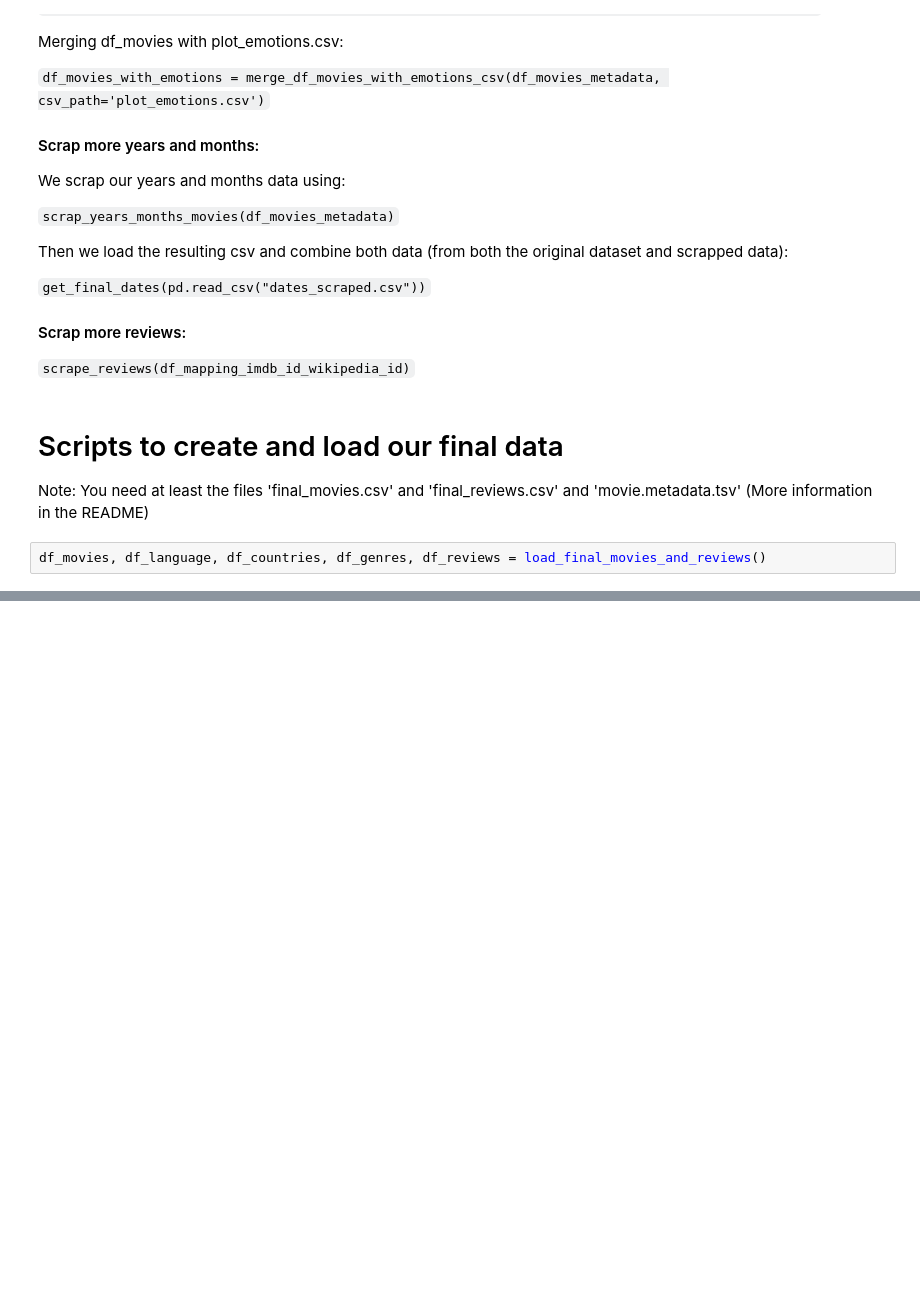
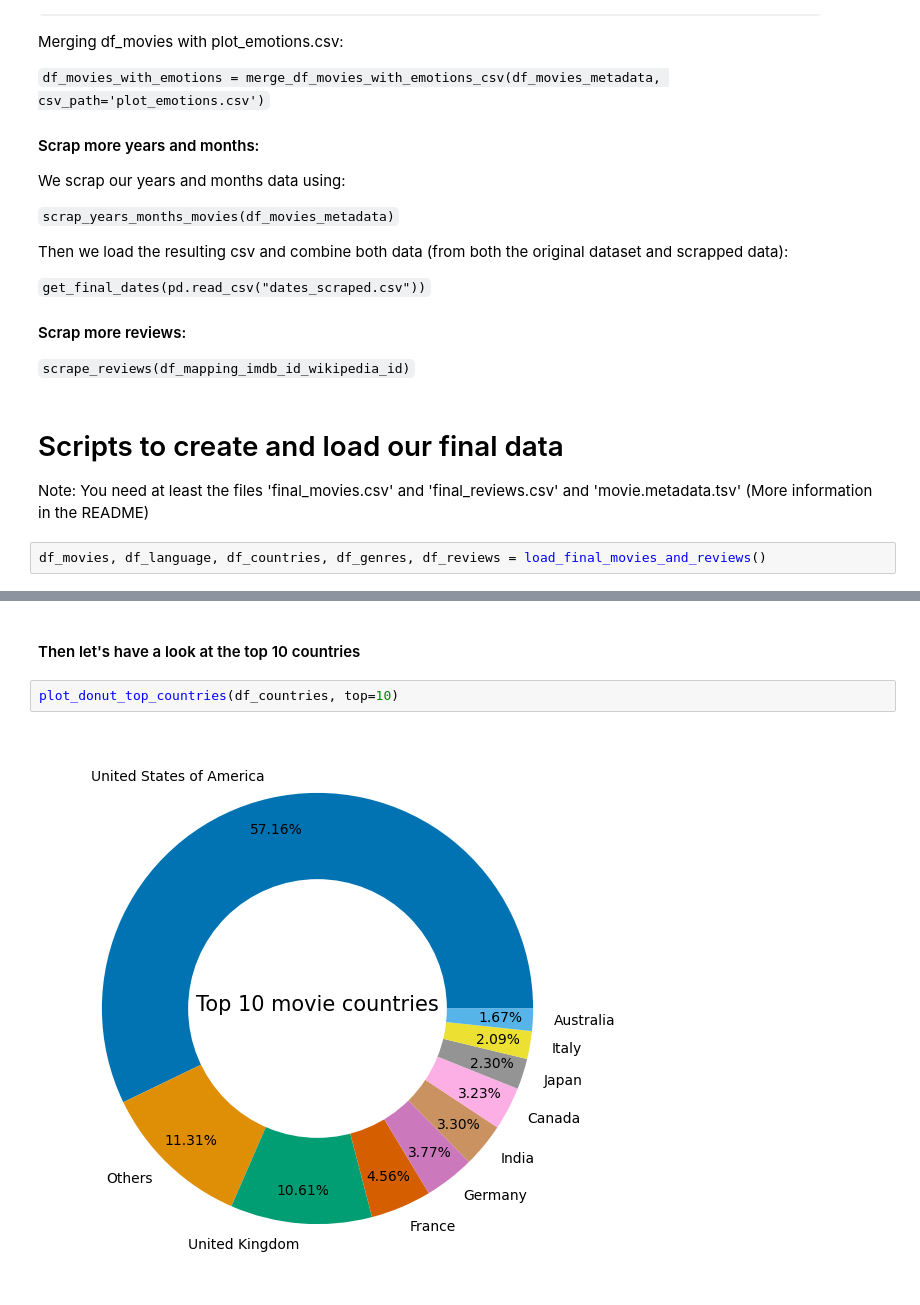
Before and after one commit to epfl-ada/ada-2024-project-sparkling, a Jupyter notebook: analysis.ipynb, the cells around one changed output, grey strips where cells are left out. Cells and saved outputs as stored; diff of their text form; blank space fills up the shorter version.

```diff
--- a/analysis.ipynb
+++ b/analysis.ipynb
@@ -53,0 +81,6 @@ df_movies, df_language, df_countries, df_genres, df_reviews = load_final_movies_
+# %% [markdown]
+#### Then let's have a look at the top 10 countries
+# %%
+plot_donut_top_countries(df_countries, top=10)
+# %% [output]
+[figure, added]
```
Also changed, not shown: parts of 8 cells of this notebook, 1 other file.
